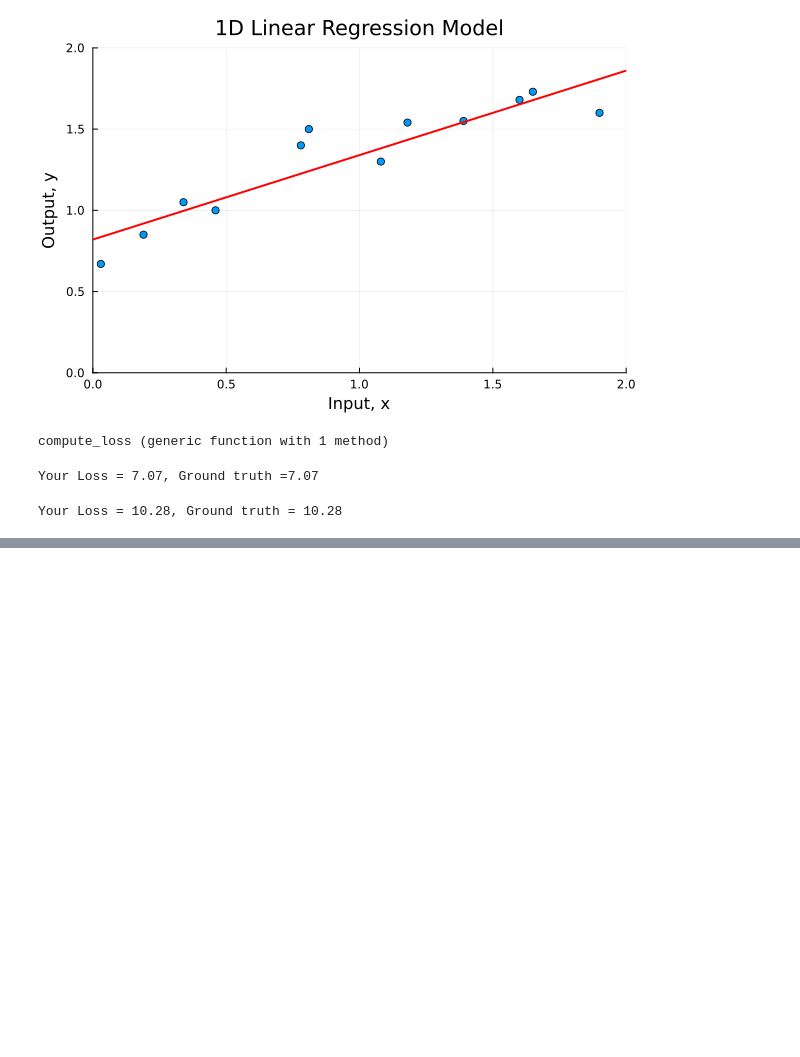
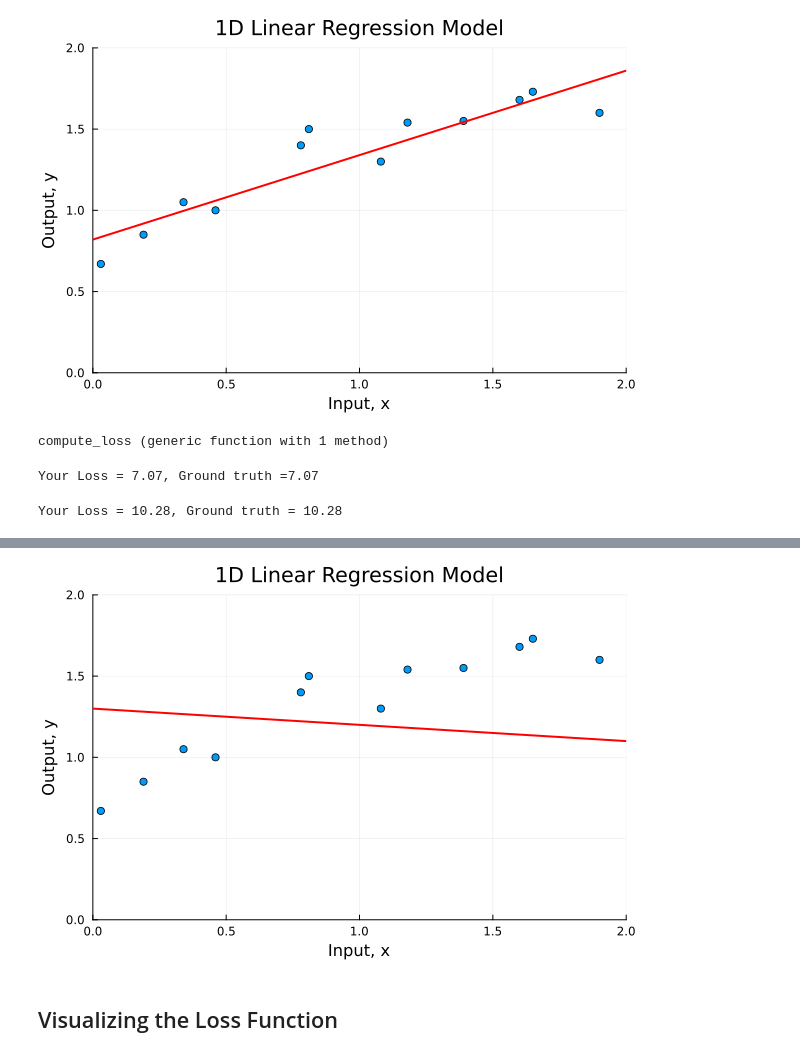
Before and after one commit to mirajcs/udl-julia, a Jupyter notebook: 2_1_Supervised_Learning.ipynb, the cells around one changed output, grey strips where cells are left out. Drawn from its saved outputs; the diff is of its cells as text; code cells hidden in the pictures; blank space fills up the shorter version.

```diff
--- a/2_1_Supervised_Learning.ipynb
+++ b/2_1_Supervised_Learning.ipynb
@@ -63,3 +63,18 @@ loss = compute_loss(x, y, ϕ₀, ϕ₁)
 @printf("Your Loss = %3.2f, Ground truth = 10.28\n", loss)
 # %% [output]
 Your Loss = 10.28, Ground truth = 10.28
+# %%
+
+# TODO -- Change the parameters manually to fit the model
+# First fix phi1 and try changing phi0 until you can't make the loss go down any more
+# Then fix phi0 and try changing phi1 until you can't make the loss go down any more
+# Repeat this process until you find a set of parameters that fit the model as in figure 2.2d
+# You can either do this by hand, or if you want to get fancy, write code to descent automatically in this way
+# Start at these values:
+
+ϕ₀ = 1.3; ϕ₁ = -0.1
+
+
+println("Your Loss = $(round(compute_loss(x, y, ϕ₀, ϕ₁), digits=2))")
+plot_model(x, y, ϕ₀, ϕ₁)
+# %% [output]
@@ -65,0 +82,3 @@ Your Loss = 10.28, Ground truth = 10.28
+[figure, added]
+# %% [markdown]
+## Visualizing the Loss Function
```
Also changed, not shown: parts of 3 cells of this notebook.
